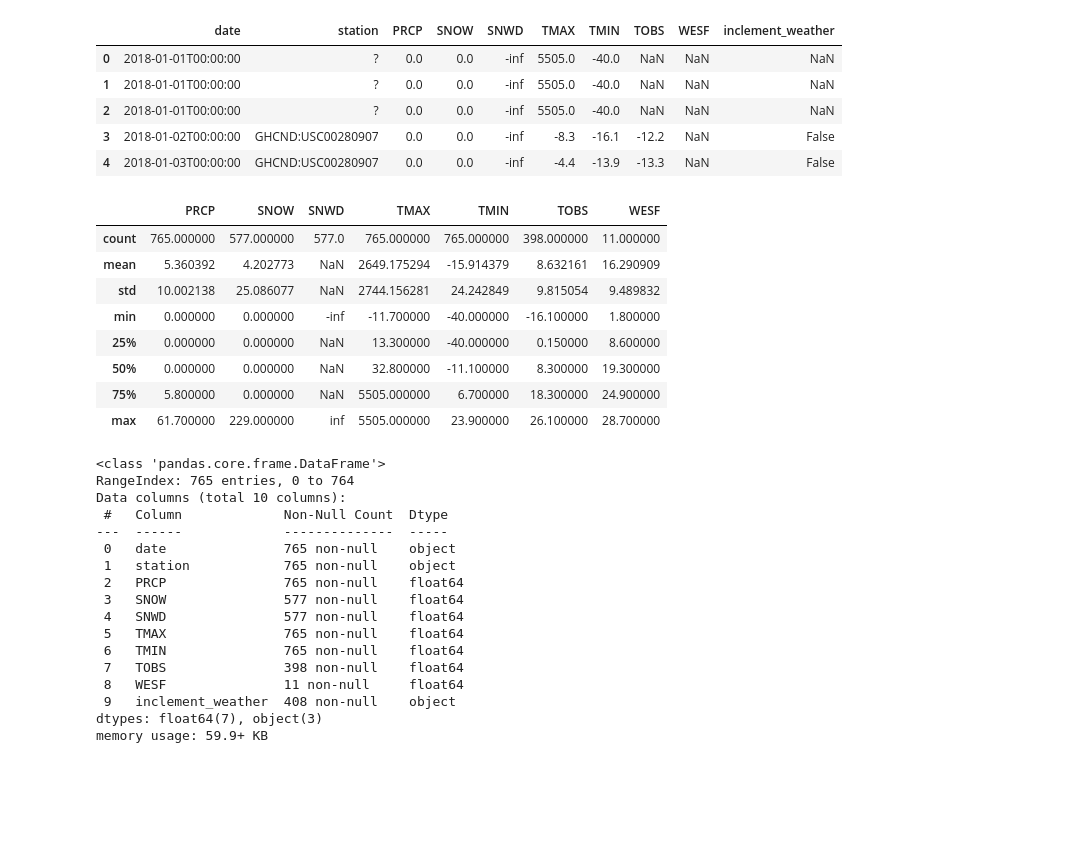
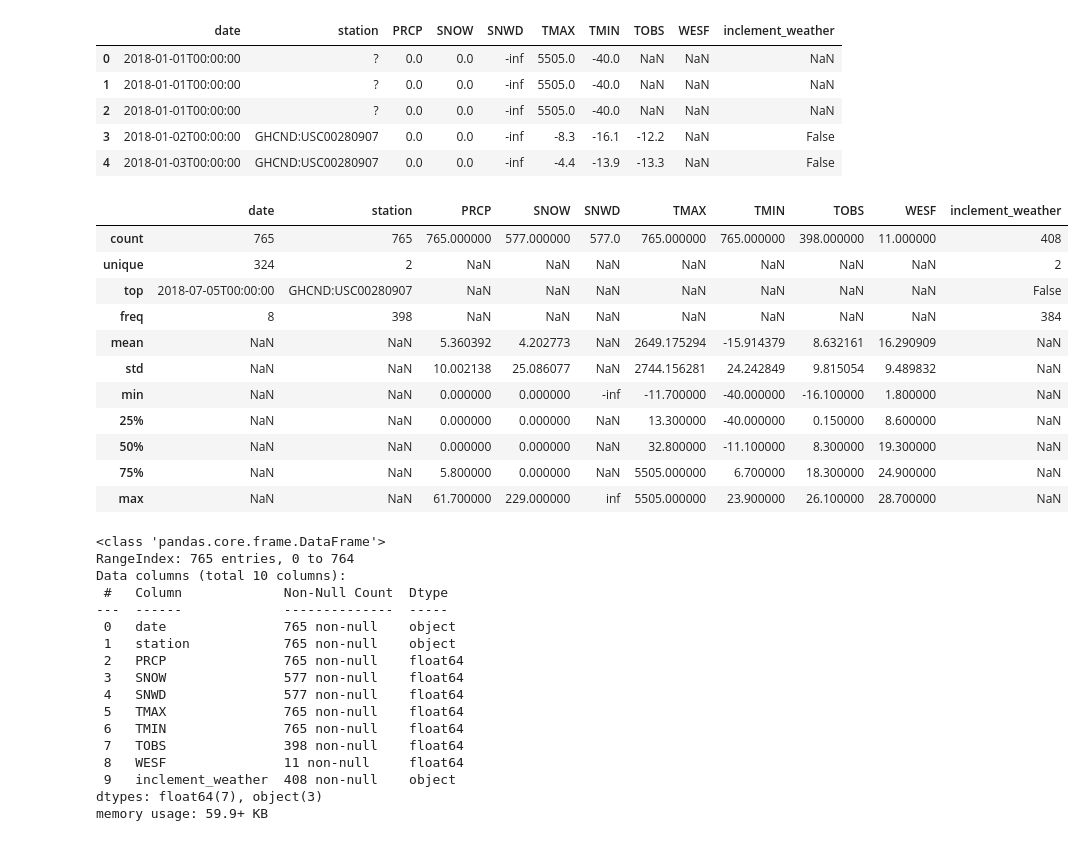
Before and after one commit to roger-mengqiu-chen/DS-learning, a Jupyter notebook: hands-on-da-with-pandas/ch03/5-handling_data_issues.ipynb, the cells around one changed output. Cells and saved outputs as stored; diff of their text form; code cells hidden in the pictures; blank space fills up the shorter version.

```diff
--- a/hands-on-da-with-pandas/ch03/5-handling_data_issues.ipynb
+++ b/hands-on-da-with-pandas/ch03/5-handling_data_issues.ipynb
@@ -9,18 +9,21 @@ df.head()
 | 2 | 2018-01-01T00:00:00 | ? | 0.0 | 0.0 | -inf | 5505.0 | -40.0 | NaN | NaN | NaN |
 | 3 | 2018-01-02T00:00:00 | GHCND:USC00280907 | 0.0 | 0.0 | -inf | -8.3 | -16.1 | -12.2 | NaN | False |
 | 4 | 2018-01-03T00:00:00 | GHCND:USC00280907 | 0.0 | 0.0 | -inf | -4.4 | -13.9 | -13.3 | NaN | False |
-# %%
-df.describe()
-# %% [output]
-|  | PRCP | SNOW | SNWD | TMAX | TMIN | TOBS | WESF |
-| count | 765.000000 | 577.000000 | 577.0 | 765.000000 | 765.000000 | 398.000000 | 11.000000 |
-| mean | 5.360392 | 4.202773 | NaN | 2649.175294 | -15.914379 | 8.632161 | 16.290909 |
-| std | 10.002138 | 25.086077 | NaN | 2744.156281 | 24.242849 | 9.815054 | 9.489832 |
-| min | 0.000000 | 0.000000 | -inf | -11.700000 | -40.000000 | -16.100000 | 1.800000 |
-| 25% | 0.000000 | 0.000000 | NaN | 13.300000 | -40.000000 | 0.150000 | 8.600000 |
-| 50% | 0.000000 | 0.000000 | NaN | 32.800000 | -11.100000 | 8.300000 | 19.300000 |
-| 75% | 5.800000 | 0.000000 | NaN | 5505.000000 | 6.700000 | 18.300000 | 24.900000 |
-| max | 61.700000 | 229.000000 | inf | 5505.000000 | 23.900000 | 26.100000 | 28.700000 |
+# %%
+df.describe(include='all')  # raise error because of NaN values
+# %% [output]
+|  | date | station | PRCP | SNOW | SNWD | TMAX | TMIN | TOBS | WESF | inclement_weather |
+| count | 765 | 765 | 765.000000 | 577.000000 | 577.0 | 765.000000 | 765.000000 | 398.000000 | 11.000000 | 408 |
+| unique | 324 | 2 | NaN | NaN | NaN | NaN | NaN | NaN | NaN | 2 |
+| top | 2018-07-05T00:00:00 | GHCND:USC00280907 | NaN | NaN | NaN | NaN | NaN | NaN | NaN | False |
+| freq | 8 | 398 | NaN | NaN | NaN | NaN | NaN | NaN | NaN | 384 |
+| mean | NaN | NaN | 5.360392 | 4.202773 | NaN | 2649.175294 | -15.914379 | 8.632161 | 16.290909 | NaN |
+| std | NaN | NaN | 10.002138 | 25.086077 | NaN | 2744.156281 | 24.242849 | 9.815054 | 9.489832 | NaN |
+| min | NaN | NaN | 0.000000 | 0.000000 | -inf | -11.700000 | -40.000000 | -16.100000 | 1.800000 | NaN |
+| 25% | NaN | NaN | 0.000000 | 0.000000 | NaN | 13.300000 | -40.000000 | 0.150000 | 8.600000 | NaN |
+| 50% | NaN | NaN | 0.000000 | 0.000000 | NaN | 32.800000 | -11.100000 | 8.300000 | 19.300000 | NaN |
+| 75% | NaN | NaN | 5.800000 | 0.000000 | NaN | 5505.000000 | 6.700000 | 18.300000 | 24.900000 | NaN |
+| max | NaN | NaN | 61.700000 | 229.000000 | inf | 5505.000000 | 23.900000 | 26.100000 | 28.700000 | NaN |
 # %%
 df.info()
 # %% [output]
```
Also changed, not shown: parts of 12 cells of this notebook, 9 other files.
